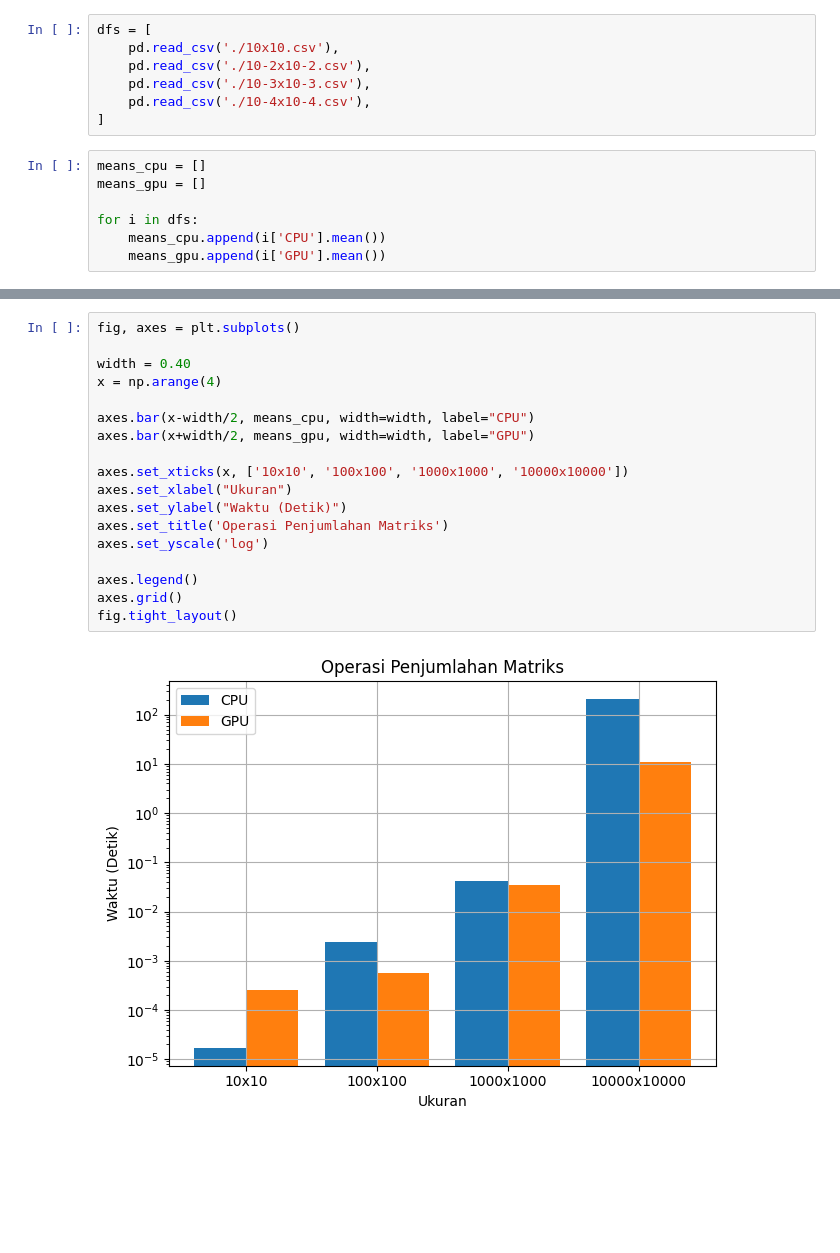
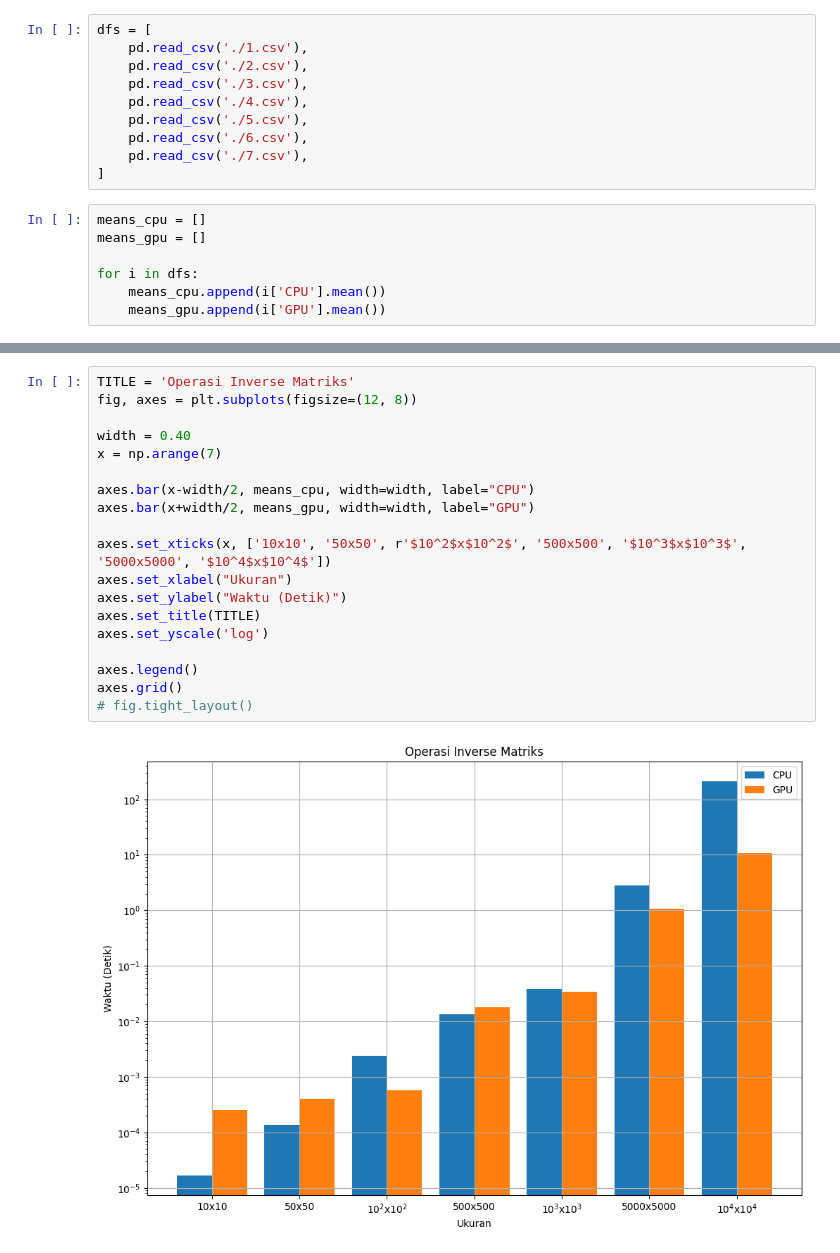
Before and after one commit to alfariiizi/skripsi-penelitian, a Jupyter notebook: eigenvalue/analyst.ipynb, the cells around one changed output, grey strips where cells are left out. Drawn from its saved outputs; the diff is of its cells as text; blank space fills up the shorter version.

```diff
--- a/eigenvalue/analyst.ipynb
+++ b/eigenvalue/analyst.ipynb
@@ -4,10 +4,13 @@ import matplotlib.pyplot as plt
 import numpy as np
 # %%
 dfs = [
-    pd.read_csv('./10x10.csv'),
-    pd.read_csv('./10-2x10-2.csv'),
-    pd.read_csv('./10-3x10-3.csv'),
-    pd.read_csv('./10-4x10-4.csv'),
+    pd.read_csv('./1.csv'),
+    pd.read_csv('./2.csv'),
+    pd.read_csv('./3.csv'),
+    pd.read_csv('./4.csv'),
+    pd.read_csv('./5.csv'),
+    pd.read_csv('./6.csv'),
+    pd.read_csv('./7.csv'),
 ]
 # %%
 means_cpu = []
@@ -27,20 +42,21 @@ means_gpu
 # %%
-fig, axes = plt.subplots()
+TITLE = 'Operasi Inverse Matriks'
+fig, axes = plt.subplots(figsize=(12, 8))
 
 width = 0.40
-x = np.arange(4)
+x = np.arange(7)
 
 axes.bar(x-width/2, means_cpu, width=width, label="CPU")
 axes.bar(x+width/2, means_gpu, width=width, label="GPU")
 
-axes.set_xticks(x, ['10x10', '100x100', '1000x1000', '10000x10000'])
+axes.set_xticks(x, ['10x10', '50x50', r'$10^2$x$10^2$', '500x500', '$10^3$x$10^3$', '5000x5000', '$10^4$x$10^4$'])
 axes.set_xlabel("Ukuran")
 axes.set_ylabel("Waktu (Detik)")
-axes.set_title('Operasi Penjumlahan Matriks')
+axes.set_title(TITLE)
 axes.set_yscale('log')
 
 axes.legend()
 axes.grid()
-fig.tight_layout()
+# fig.tight_layout()
 # %% [output]
-[figure, old version]
+[figure, new version]
```
Also changed, not shown: parts of 2 cells of this notebook, 9 other files.
